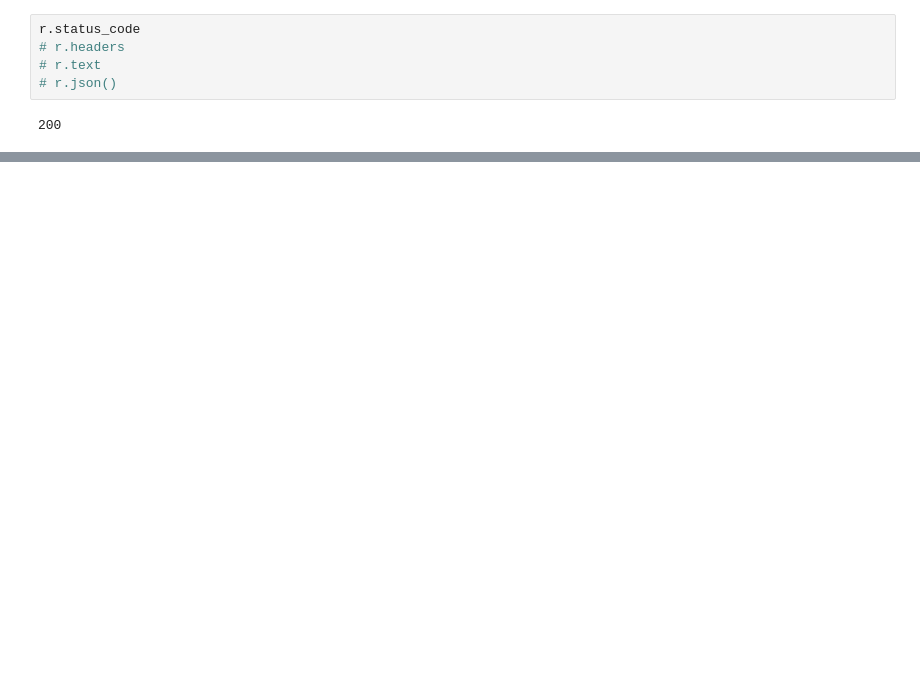
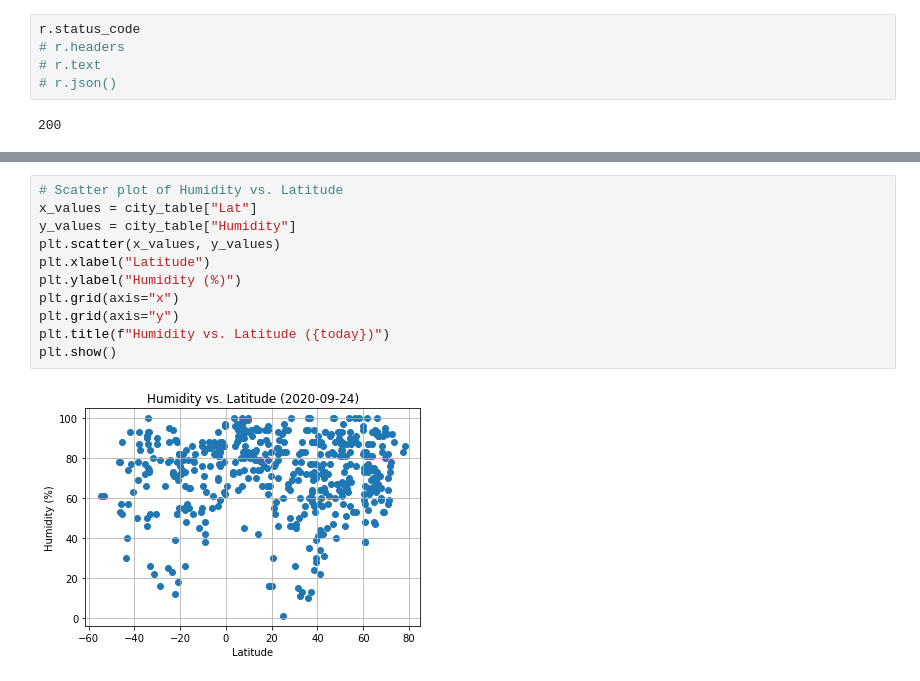
Before and after one commit to DMVance/python-api-challenge, a Jupyter notebook: WeatherPy/WeatherPy.ipynb, the cells around one changed output, grey strips where cells are left out. Saved outputs shown, nothing was run; the diff lists cells and outputs as text; blank space fills up the shorter version.

```diff
--- a/WeatherPy/WeatherPy.ipynb
+++ b/WeatherPy/WeatherPy.ipynb
@@ -147,0 +166,13 @@ city_table
+# %%
+# Scatter plot of Humidity vs. Latitude
+x_values = city_table["Lat"]
+y_values = city_table["Humidity"]
+plt.scatter(x_values, y_values)
+plt.xlabel("Latitude")
+plt.ylabel("Humidity (%)")
+plt.grid(axis="x")
+plt.grid(axis="y")
+plt.title(f"Humidity vs. Latitude ({today})")
+plt.show()
+# %% [output]
+[figure, added]
```
Also changed, not shown: parts of 13 cells of this notebook.
